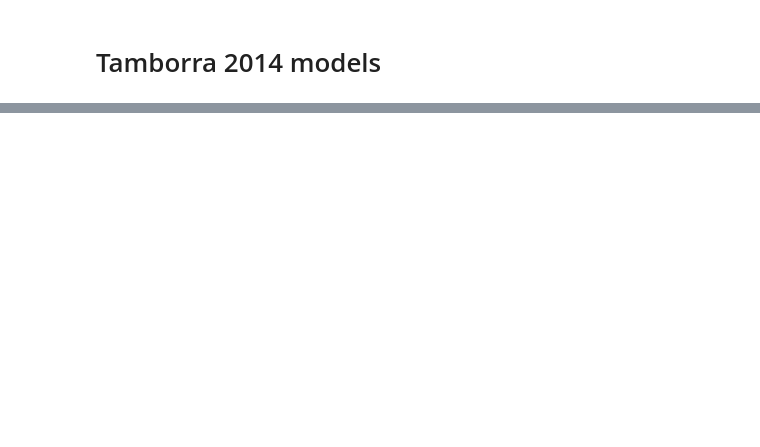
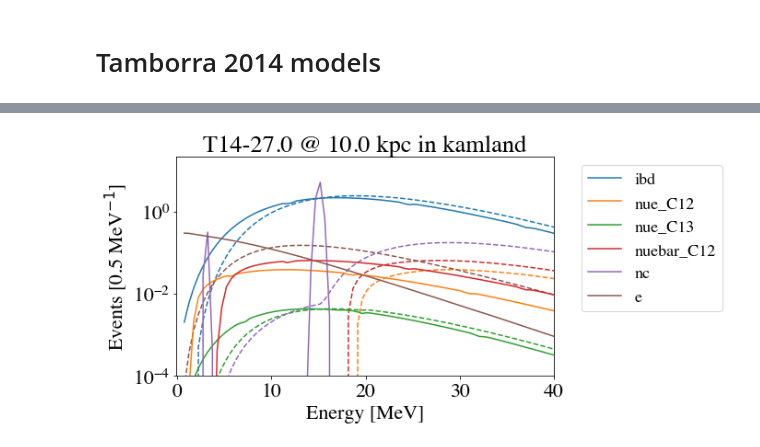
Before and after one commit to joesmolsky/sspike, a Jupyter notebook: notebooks/Tamborra_2014.ipynb, the cells around one changed output, grey strips where cells are left out. Cells and saved outputs as stored; diff of their text form; code cells hidden in the pictures; blank space fills up the shorter version.

```diff
--- a/notebooks/Tamborra_2014.ipynb
+++ b/notebooks/Tamborra_2014.ipynb
@@ -40,0 +24,5 @@ beer.draw(unsmeared_path, channels=snow_chans)
+# %%
+snow_events = pnut.snowglobes_events(sn, detector)
+beer.plot_snowglobes_events(sn, detector, with_unsmeared=False)
+# %% [output]
+[figure, added]
```
Also changed, not shown: parts of 16 cells of this notebook, 3 other files.
